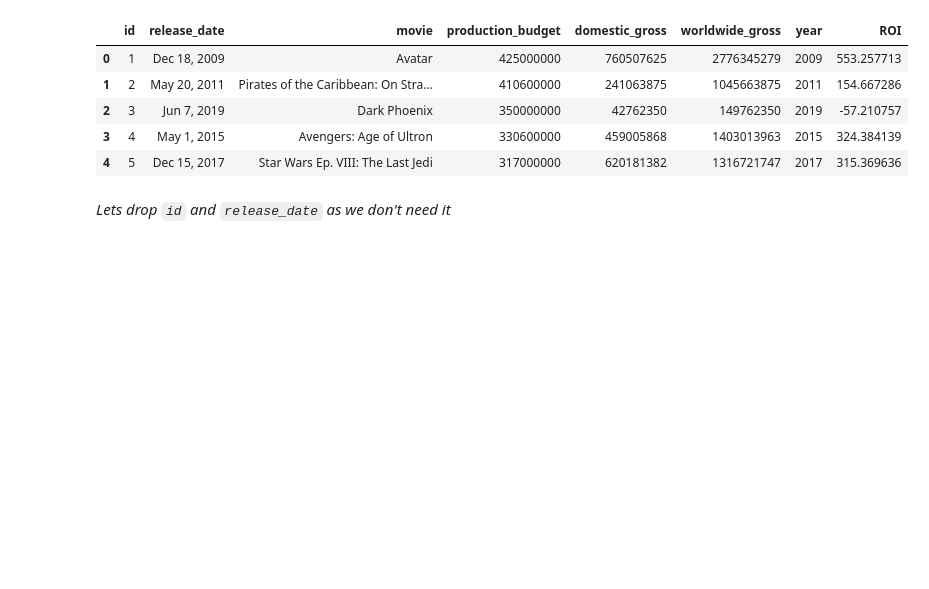
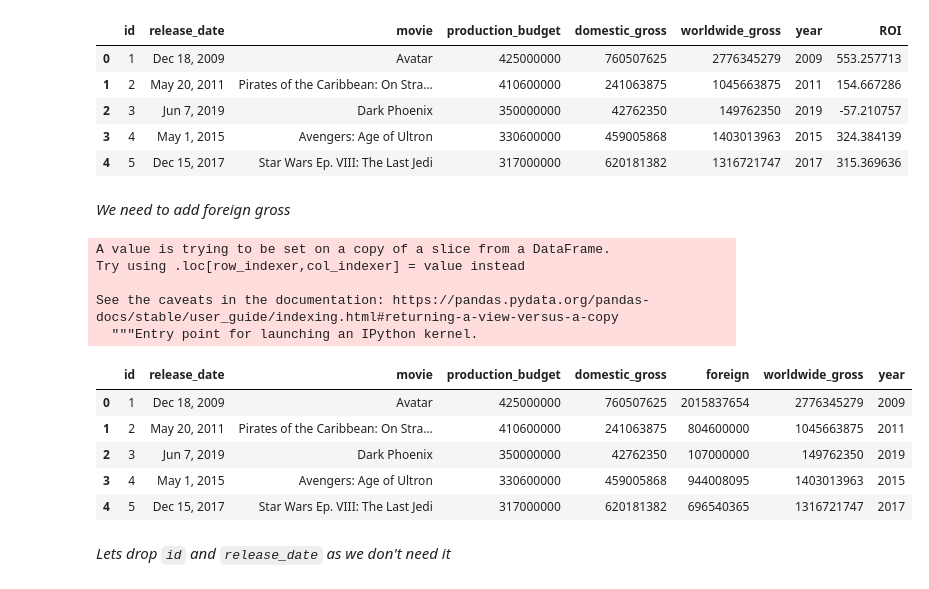
Before and after one commit to avithekkc/P1-moive-data-analysis, a Jupyter notebook: data-cleaning.ipynb, the cells around one changed output. Cells and saved outputs as stored; diff of their text form; code cells hidden in the pictures; blank space fills up the shorter version.

```diff
--- a/data-cleaning.ipynb
+++ b/data-cleaning.ipynb
@@ -169,3 +169,13 @@ See the caveats in the documentation: https://pandas.pydata.org/pandas-docs/stab
 | 2 | 3 | Jun 7, 2019 | Dark Phoenix | 350000000 | 42762350 | 149762350 | 2019 | -57.210757 |
 | 3 | 4 | May 1, 2015 | Avengers: Age of Ultron | 330600000 | 459005868 | 1403013963 | 2015 | 324.384139 |
 | 4 | 5 | Dec 15, 2017 | Star Wars Ep. VIII: The Last Jedi | 317000000 | 620181382 | 1316721747 | 2017 | 315.369636 |
+# %% [markdown]
+_We need to add foreign gross_
+# %%
+df_tn_movie_budgets['foreign'] = df_tn_movie_budgets.apply(lambda x: x['worldwide_gross'] - x['domestic_gross'],axis=1)
+# %% [output]
+A value is trying to be set on a copy of a slice from a DataFrame.
+Try using .loc[row_indexer,col_indexer] = value instead
+
+See the caveats in the documentation: https://pandas.pydata.org/pandas-docs/stable/user_guide/indexing.html#returning-a-view-versus-a-copy
+  """Entry point for launching an IPython kernel.
@@ -172,3 +184,12 @@ See the caveats in the documentation: https://pandas.pydata.org/pandas-docs/stab
+# %%
+df_tn_movie_budgets.head()
+# %% [output]
+|  | id | release_date | movie | production_budget | domestic_gross | foreign | worldwide_gross | year |
+| 0 | 1 | Dec 18, 2009 | Avatar | 425000000 | 760507625 | 2015837654 | 2776345279 | 2009 |
+| 1 | 2 | May 20, 2011 | Pirates of the Caribbean: On Stra... | 410600000 | 241063875 | 804600000 | 1045663875 | 2011 |
+| 2 | 3 | Jun 7, 2019 | Dark Phoenix | 350000000 | 42762350 | 107000000 | 149762350 | 2019 |
+| 3 | 4 | May 1, 2015 | Avengers: Age of Ultron | 330600000 | 459005868 | 944008095 | 1403013963 | 2015 |
+| 4 | 5 | Dec 15, 2017 | Star Wars Ep. VIII: The Last Jedi | 317000000 | 620181382 | 696540365 | 1316721747 | 2017 |
 # %% [markdown]
 _Lets drop `id` and `release_date` as we don't need it_
 # %%
```
Also changed, not shown: parts of 5 cells of this notebook, 1 other file.
